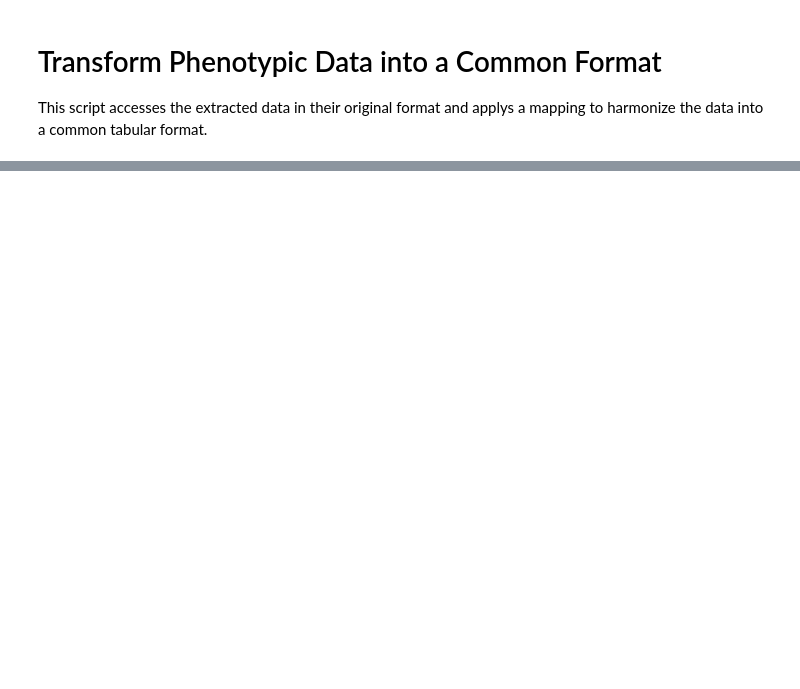
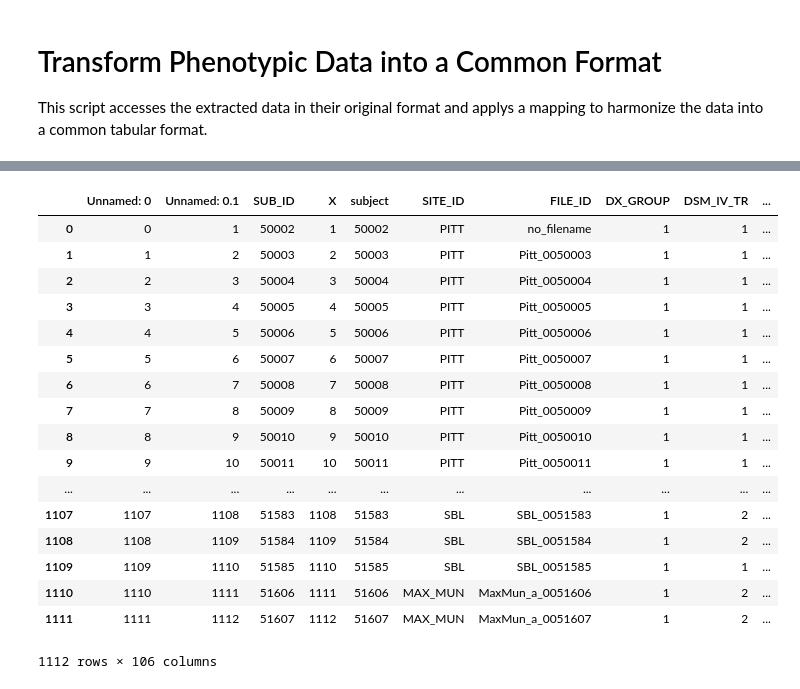
Before and after one commit to OpenNeuroLab/metasearch, a Jupyter notebook: crawler/transform.ipynb, the cells around one changed output, grey strips where cells are left out. Saved outputs shown, nothing was run; the diff lists cells and outputs as text; code cells hidden in the pictures; blank space fills up the shorter version.

```diff
--- a/crawler/transform.ipynb
+++ b/crawler/transform.ipynb
@@ -23,3 +11,17 @@ xfm_dirs = [os.path.join(xfm_path, i) for i in project_names]
+# %%
+# Path to repositories to pull raw data out of.
+curdir = os.path.abspath(os.path.curdir)
+repos = ['fcp-indi']
+extract_paths = [os.path.join(curdir, repo) for repo in repos]
+# Path to where the tranformed projects will go.
+xfm_dir = os.path.join(curdir, 'metadata')
+if not os.path.exists(xfm_dir):
+    os.mkdir(xfm_dir)
+# Project dirs.
+extract_dirs = list()
+for extract_path in extract_paths:
+    project_paths = [os.path.join(extract_path, project) for project in os.listdir(extract_path) if '.' not in project]
+    extract_dirs.extend(project_paths)
 # %%
 def apply_mapping(mapping, df_list):
     """
@@ -46,10 +48,10 @@ def apply_mapping(mapping, df_list):
         # Use get in case the col is missing/static.
         series = csv.get(col)
         # Categories are mapped to common values.
-        if elem.get('type') == 'category':
+        if elem.get('type') == 'str':
             result = series.apply(lambda x: elem.get(str(x)))
         # Values parsed as numbers are checked for any mappings (e.g., -999 == NaN).
-        elif elem.get('type') == 'number':
+        elif elem.get('type') == 'float':
             result = series.apply(lambda x: np.NaN if str(x) in elem.keys() else x)
         # Used to create a column of all the same value.
         elif elem.get('type') == 'static':
@@ -70,29 +72,29 @@ def apply_mapping(mapping, df_list):
     return concat.groupby(level=0, axis=1).first()
 # %%
 # Read a mapping.json file from each sub directory to process.
-for project_name in project_names:
+for extract_dir in extract_dirs:
     df_list = list()
     mapping = dict()
-    extract_dir = os.path.join(extract_path, project_name)
-    xfm_dir = os.path.join(xfm_path, project_name)
+    project_name = extract_dir.split('/')[-1]
     # All files must use the same data dictionary in a given directory.
-    extract_files = [os.path.join(extract_dir, i) for i in os.listdir(extract_dir)]
-    mapping_file = os.path.join(xfm_dir, 'mapping.json')
+    extract_files = [os.path.join(extract_dir, i) for i in os.listdir(extract_dir) if i not in ['mapping.json']]
+    mapping_file = os.path.join(extract_dir, 'mapping.json')
     if os.path.exists(mapping_file):
         with open(mapping_file, 'rb') as fi:
             mapping.update(json.load(fi))
         ext_type = dict(csv=',', tsv='\t')
+        # Grab dtype for parsing csv
+        dtype = {k: v.get('type') for k, v in mapping.iteritems() if v.get('type') in ['str', 'int', 'float']}
+        dtype.update({k: 'str' for k, v in mapping.iteritems() if v.get('type') in ['static']})
+        # Dealing with NaNs.
+        na_values = ['NoPhenotypicData', '#']
         for extract_file in extract_files:
             # Process each file.
             ext = extract_file.split('.')[-1]
             sep_type = ext_type.get(ext)
-            df = pd.read_csv(extract_file, sep=sep_type)
+            df = pd.read_csv(extract_file, sep=sep_type, dtype=dtype, na_values=na_values)
             df_list.append(df)
         xfm = apply_mapping(mapping, df_list)
         pheno_file = ''.join([project_name, '_', 'phenotype.csv'])
         pheno_path = os.path.join(xfm_dir, pheno_file)
-        # If csv file didn't have a site column and no site_id was added via json
-        # config then make null.
-        if 'site_id' not in xfm.columns:
-            xfm['site_id'] = pd.np.NaN
         xfm.to_csv(pheno_path, index=False)
@@ -98,0 +133,23 @@ for project_name in project_names:
+# %%
+foo = {k: v.get('type') for k, v in mapping.iteritems() if v.get('type') in ['str', 'float']}
+# %%
+pd.read_csv('fcp-indi/abide_initiative/Phenotypic_V1_0b_preprocessed1.csv', dtype=foo)
+# %% [output]
+|  | Unnamed: 0 | Unnamed: 0.1 | SUB_ID | X | subject | SITE_ID | FILE_ID | DX_GROUP | DSM_IV_TR | ... |
+| 0 | 0 | 1 | 50002 | 1 | 50002 | PITT | no_filename | 1 | 1 | ... |
+| 1 | 1 | 2 | 50003 | 2 | 50003 | PITT | Pitt_0050003 | 1 | 1 | ... |
+| 2 | 2 | 3 | 50004 | 3 | 50004 | PITT | Pitt_0050004 | 1 | 1 | ... |
+| 3 | 3 | 4 | 50005 | 4 | 50005 | PITT | Pitt_0050005 | 1 | 1 | ... |
+| 4 | 4 | 5 | 50006 | 5 | 50006 | PITT | Pitt_0050006 | 1 | 1 | ... |
+| 5 | 5 | 6 | 50007 | 6 | 50007 | PITT | Pitt_0050007 | 1 | 1 | ... |
+| 6 | 6 | 7 | 50008 | 7 | 50008 | PITT | Pitt_0050008 | 1 | 1 | ... |
+| 7 | 7 | 8 | 50009 | 8 | 50009 | PITT | Pitt_0050009 | 1 | 1 | ... |
+| 8 | 8 | 9 | 50010 | 9 | 50010 | PITT | Pitt_0050010 | 1 | 1 | ... |
+| 9 | 9 | 10 | 50011 | 10 | 50011 | PITT | Pitt_0050011 | 1 | 1 | ... |
+| ... | ... | ... | ... | ... | ... | ... | ... | ... | ... | ... |
+| 1107 | 1107 | 1108 | 51583 | 1108 | 51583 | SBL | SBL_0051583 | 1 | 2 | ... |
+| 1108 | 1108 | 1109 | 51584 | 1109 | 51584 | SBL | SBL_0051584 | 1 | 2 | ... |
+| 1109 | 1109 | 1110 | 51585 | 1110 | 51585 | SBL | SBL_0051585 | 1 | 1 | ... |
+| 1110 | 1110 | 1111 | 51606 | 1111 | 51606 | MAX_MUN | MaxMun_a_0051606 | 1 | 2 | ... |
+| 1111 | 1111 | 1112 | 51607 | 1112 | 51607 | MAX_MUN | MaxMun_a_0051607 | 1 | 2 | ... |
+1112 rows × 106 columns
```
Also changed, not shown: parts of 5 cells of this notebook, 9 other files.
